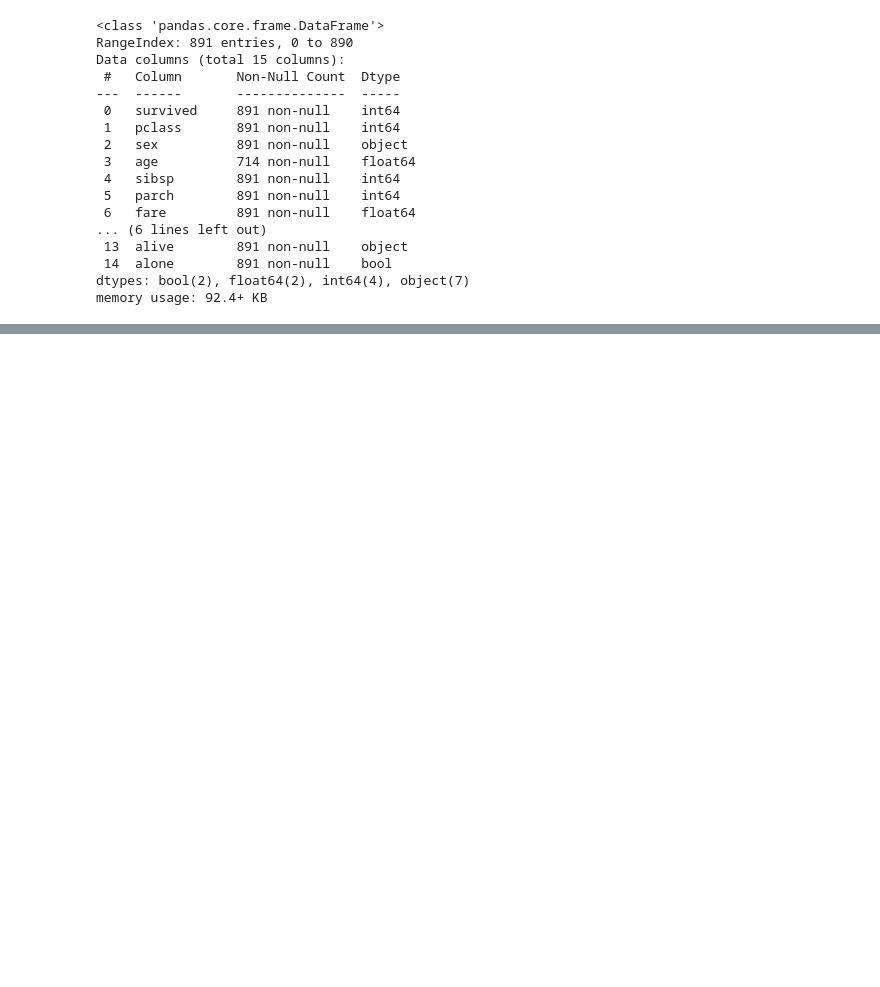
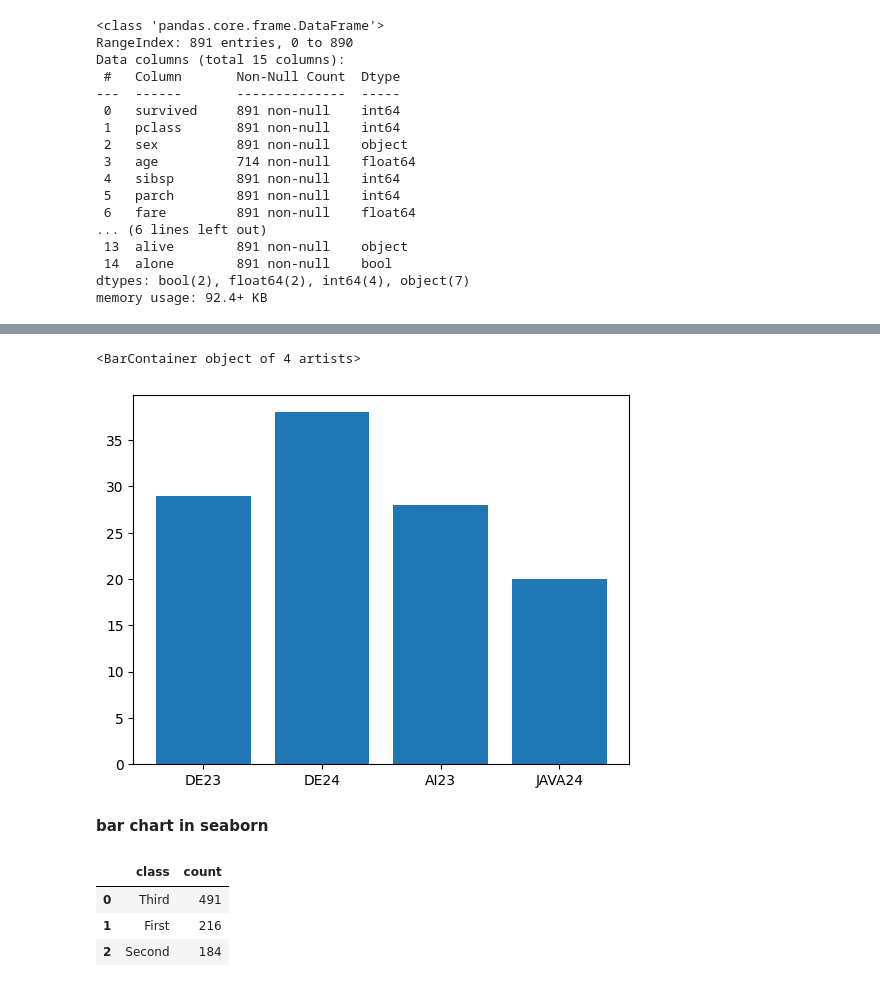
Before and after one commit to ebt35/data-platforms-eyoub-beraki-de24, a Jupyter notebook: code_alongs/plotting/plotting_basics.ipynb, the cells around one changed output, grey strips where cells are left out. Drawn from its saved outputs; the diff is of its cells as text; code cells hidden in the pictures; blank space fills up the shorter version.

```diff
--- a/code_alongs/plotting/plotting_basics.ipynb
+++ b/code_alongs/plotting/plotting_basics.ipynb
@@ -47,0 +87,20 @@ Text(0.5, 1.0, 'Histogram of ages in titanic dataset')
+# %%
+cohorts = ["DE23", "DE24", "AI23", "JAVA24"]
+number_students = [29, 38, 28, 20]
+
+fig, ax = plt.subplots(1)
+ax.bar(x=cohorts, height=number_students)
+# %% [output]
+<BarContainer object of 4 artists>
+[figure, added]
+# %% [markdown]
+**bar chart in seaborn**
+# %%
+import seaborn as sns
+
+classes
+# %% [output]
+|  | class | count |
+| 0 | Third | 491 |
+| 1 | First | 216 |
+| 2 | Second | 184 |
```
Also changed, not shown: parts of 12 cells of this notebook.
